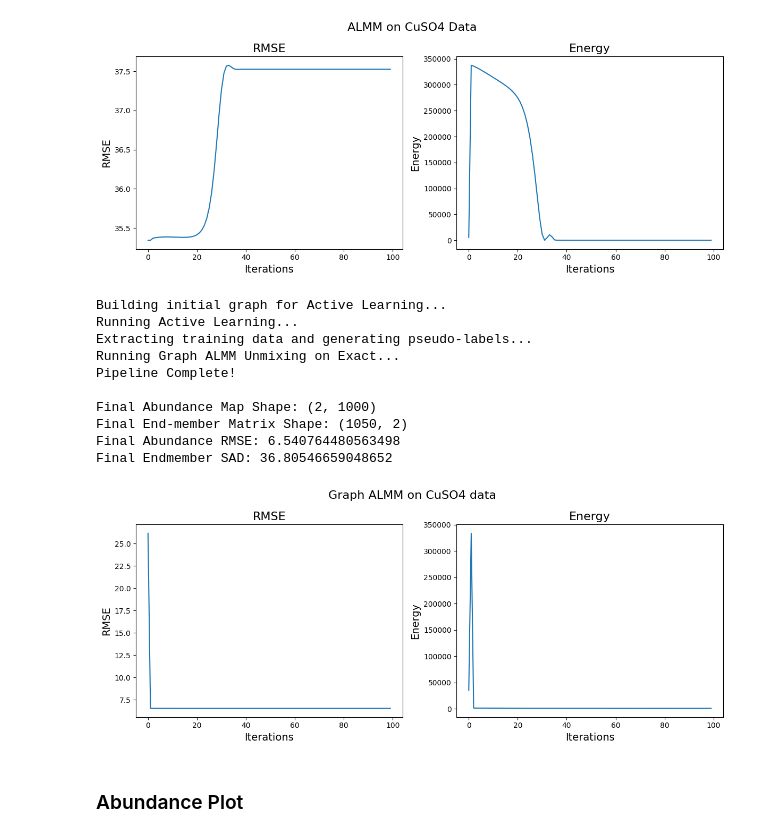
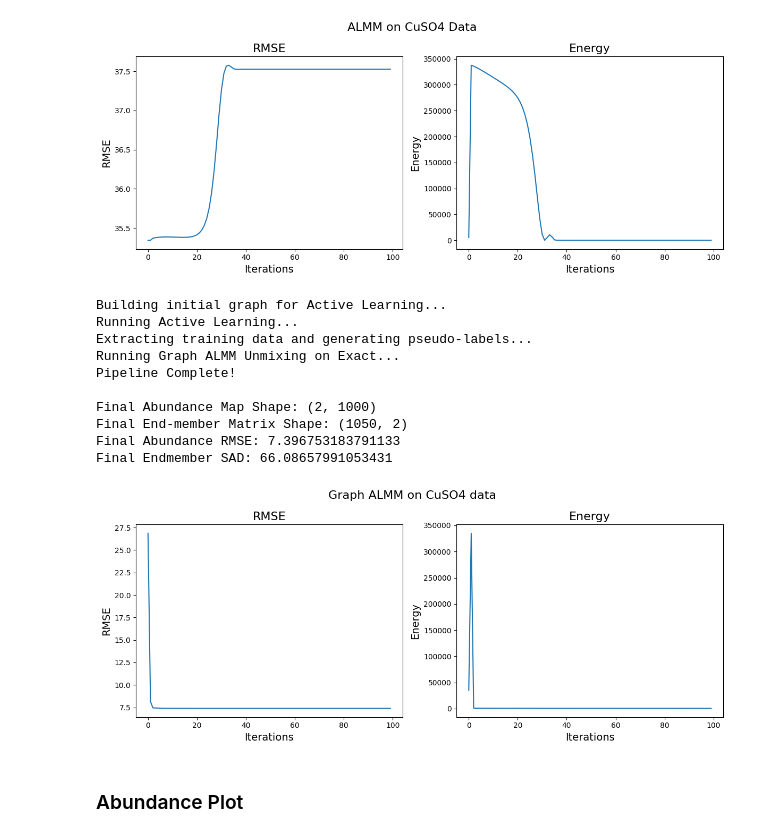
Before and after one commit to mtyler1059/Nearly-Blind-Hyperspectral-Unmixing, a Jupyter notebook: chem_experiments.ipynb, the cells around one changed output. Cells and saved outputs as stored; diff of their text form; code cells hidden in the pictures.

```diff
--- a/chem_experiments.ipynb
+++ b/chem_experiments.ipynb
@@ -1462,38 +1539,40 @@ ALMM_CuSO4_RMSE, ALMM_CuSO4_energy, __, __ = algo_2_almm_optimized(X = X_chem_Cu
 # Best RMSE: 6.62960564177128
 # Best alpha: 5.499999999999999e-07
 # Best M_total: 4.0
 # Best xi: 1
 # Best label: Exact
 
+# (supposed to be 7.13)
+
 beta_0 = (1e-3 + 1e-2)/2
 gamma_0 = (1e-3 + 1e-2)/2
 eta_0 = (1e-3 + 1e-2)/2
 
 # Actual run
 A_graph_almm_CuSO4, S_graph_almm_CuSO4, A_rmse_graph_almm_CuSO4, S_rmse_graph_almm_CuSO4 = run_unmixing_pipeline_example2(X = X_chem_CuSO4, A_gt = A_gt_chem_CuSO4, S_gt = S_gt_chem_CuSO4, N = samples,
                                                                                                                         alpha = 5.5e-7, beta = beta_0, gamma = gamma_0, eta = eta_0, maxIter = iters,
-                                                                                                                        M_total_0 = 4.0, m_0 = 2, xi_0 = 1,
+                                                                                                                        M_total_0 = 4.0, m_0 = 2, xi_0 = 0.001,
                                                                                                                         OH_labels = False, print_bool = True,
                                                                                                                         A_error = False, RMSE_plot = False, Energy_plot = False, title_0 = "Graph ALMM on CuSO4 data", array_plots = False)
 
 # Error and Energy arrays
 graph_almm_CuSO4_RMSE, graph_almm_CuSO4_energy, __, __ = run_unmixing_pipeline_example2(X = X_chem_CuSO4, A_gt = A_gt_chem_CuSO4, S_gt = S_gt_chem_CuSO4, N = samples,
                                                                                         alpha = 5.5e-7, beta = beta_0, gamma = gamma_0, eta = eta_0, maxIter = iters,
-                                                                                        M_total_0 = 4.0, m_0 = 2, xi_0 = 1,
+                                                                                        M_total_0 = 4.0, m_0 = 2, xi_0 = 0.001,
                                                                                         OH_labels = False, print_bool = False,
                                                                                         A_error = False, RMSE_plot = True, Energy_plot = True, title_0 = "Graph ALMM on CuSO4 data", array_plots = True)
 # %% [output]
 Building initial graph for Active Learning...
 Running Active Learning...
 Extracting training data and generating pseudo-labels...
 Running Graph ALMM Unmixing on Exact...
 Pipeline Complete!
 
 Final Abundance Map Shape: (2, 1000)
 Final End-member Matrix Shape: (1050, 2)
-Final Abundance RMSE: 6.540764480563498
-Final Endmember SAD: 36.80546659048652
+Final Abundance RMSE: 7.396753183791133
+Final Endmember SAD: 66.08657991053431
-[figure, old version]
+[figure, new version]
 # %% [markdown]
 ### Abundance Plot
 # %%
```
Also changed, not shown: parts of 23 cells of this notebook, 9 other files.
